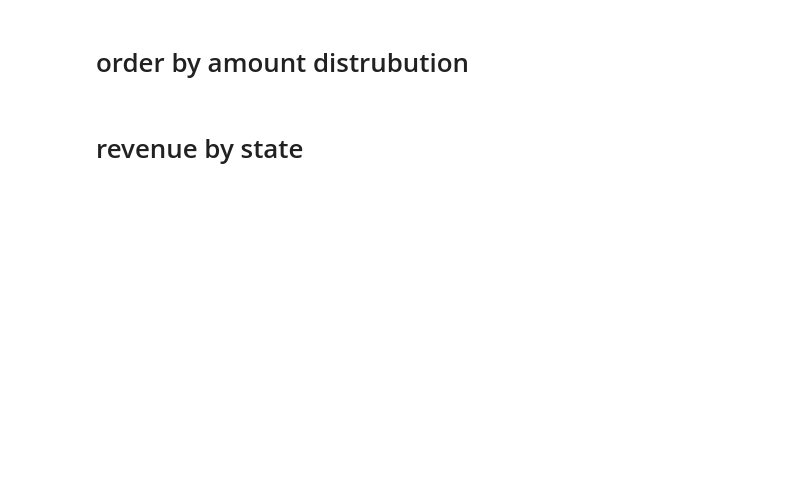
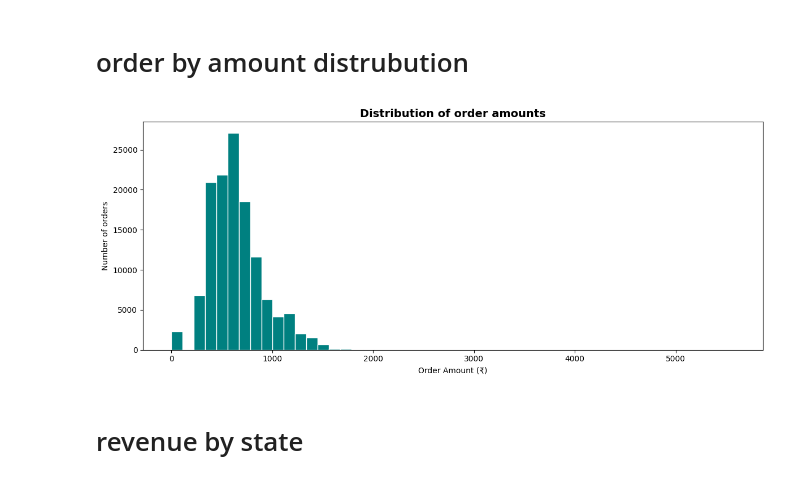
Before and after one commit to codebynishan/amazon-sales-analysis, a Jupyter notebook: EDA.ipynb, the cells around one changed output. Drawn from its saved outputs; the diff is of its cells as text; code cells hidden in the pictures; blank space fills up the shorter version.

```diff
--- a/EDA.ipynb
+++ b/EDA.ipynb
@@ -245,7 +245,7 @@ df['month'] = df['date'].dt.month_name()
 # %%
 df['year'] = df['date'].dt.year
 # %%
-df['day'] = df['Date'].dt.date
+df['day'] = df['date'].dt.date
 # %% [markdown]
 # order per day
 # %%
@@ -590,13 +579,15 @@ plt.show()
 # order by amount distrubution
 # %%
 plt.figure(figsize=(12, 5))
-df['Amount'].plot(kind='hist', bins=50, color='teal', edgecolor='white')
+df['amount'].plot(kind='hist', bins=50, color='teal', edgecolor='white')
 plt.title('Distribution of order amounts', fontsize=14, fontweight='bold')
 plt.xlabel('Order Amount (₹)')
 plt.ylabel('Number of orders')
 plt.tight_layout()
 
 plt.show()
+# %% [output]
+[figure, added]
 # %% [markdown]
 # revenue by state
 # %%
```
Also changed, not shown: parts of 8 cells of this notebook.
